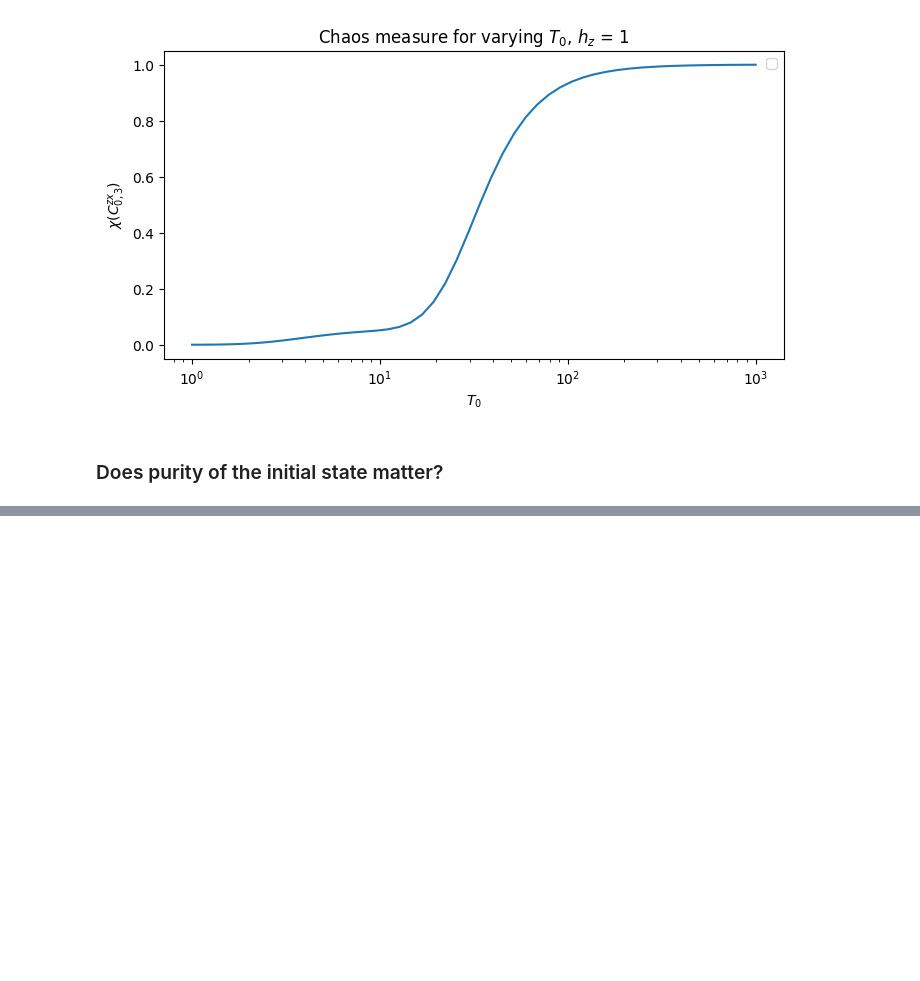
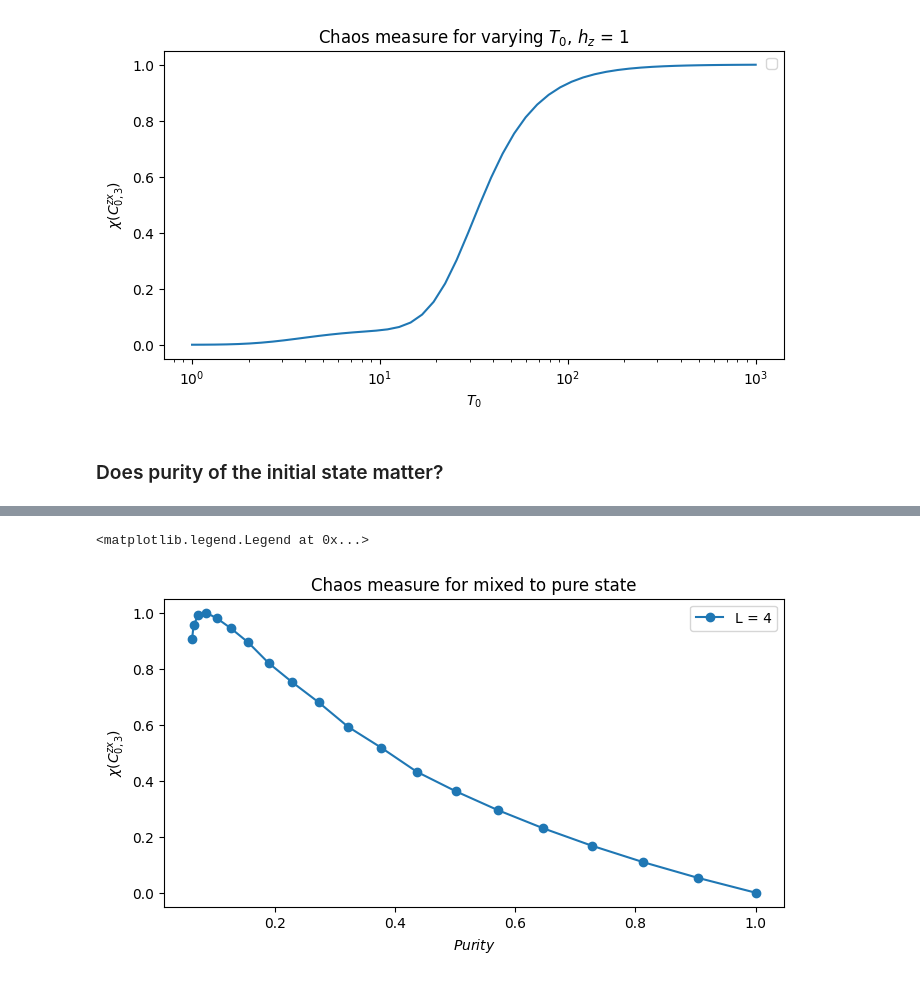
Before and after one commit to Kenji-Maeda/chaos, a Jupyter notebook: demo.ipynb, the cells around one changed output, grey strips where cells are left out. Drawn from its saved outputs; the diff is of its cells as text; code cells hidden in the pictures; blank space fills up the shorter version.

```diff
--- a/demo.ipynb
+++ b/demo.ipynb
@@ -157,0 +171,24 @@ No artists with labels found to put in legend.  Note that artists whose label st
+# %%
+epsilon = np.linspace(0,1,20)
+stdlist = np.zeros(len(epsilon))
+plist = np.zeros(len(epsilon))
+
+for i,e in enumerate(epsilon):
+
+    otoc = OTOC.init(L=4, J=20, hz=1, hx=1, mu='X', nu='Z', i=0, j=3, T=25, tstep=0.1, Dt=20, init_state="mixed", state_param = e)
+    otoc.analysis()
+    stdlist[i] = otoc.std
+    plist[i] = (otoc.rho**2).diagonal().sum()
+# %%
+std_inv = 1/stdlist
+chilist = (std_inv - np.min(std_inv))/(np.max(std_inv)-np.min(std_inv))
+
+plt.figure(figsize=(8,4))
+plt.plot(plist,chilist, "-o", label = rf'L = {otoc.mfim.L}')
+plt.xlabel('$Purity$')
+plt.ylabel('$\chi(C^{zx}_{0,3}) $')
+plt.title(rf"Chaos measure for mixed to pure state")
+plt.legend()
+# %% [output]
+<matplotlib.legend.Legend at 0x...>
+[figure, added]
```
Also changed, not shown: parts of 11 cells of this notebook, 2 other files.
